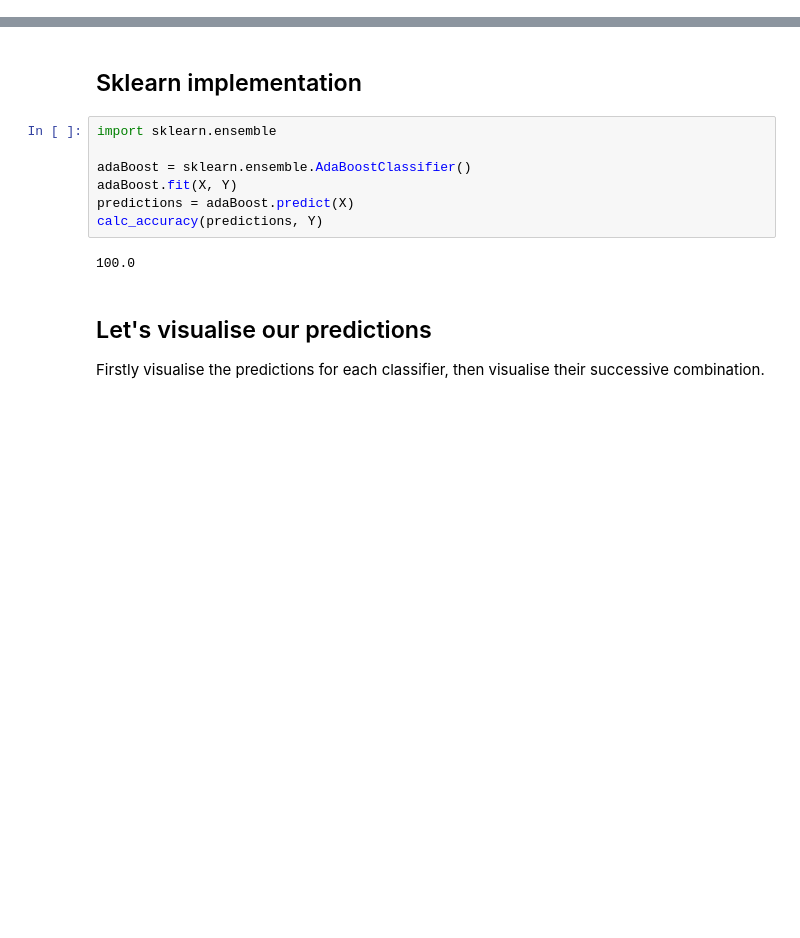
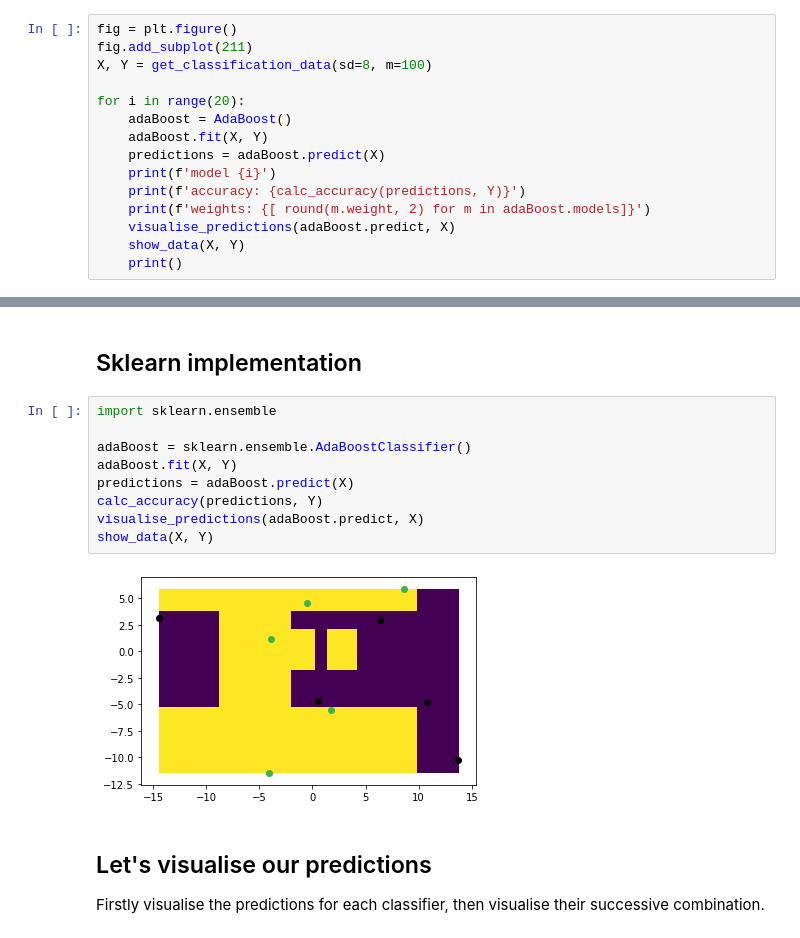
Before and after one commit to TataAndBigData/Practical-ML-DS, a Jupyter notebook: Chapter 1. Machine Learning Foundations/16. Boosting and Adaboost.ipynb, the cells around one changed output, grey strips where cells are left out. Drawn from its saved outputs; the diff is of its cells as text; blank space fills up the shorter version.

```diff
--- a/Chapter 1. Machine Learning Foundations/16. Boosting and Adaboost.ipynb
+++ b/Chapter 1. Machine Learning Foundations/16. Boosting and Adaboost.ipynb
@@ -155,0 +153,15 @@ trained model 19
+# %%
+fig = plt.figure()
+fig.add_subplot(211)
+X, Y = get_classification_data(sd=8, m=100)
+
+for i in range(20):
+    adaBoost = AdaBoost()
+    adaBoost.fit(X, Y)
+    predictions = adaBoost.predict(X)
+    print(f'model {i}')
+    print(f'accuracy: {calc_accuracy(predictions, Y)}')
+    print(f'weights: {[ round(m.weight, 2) for m in adaBoost.models]}')
+    visualise_predictions(adaBoost.predict, X)
+    show_data(X, Y)
+    print()
@@ -158,12 +196,14 @@ trained model 19
 # %%
 import sklearn.ensemble
 
 adaBoost = sklearn.ensemble.AdaBoostClassifier()
 adaBoost.fit(X, Y)
 predictions = adaBoost.predict(X)
 calc_accuracy(predictions, Y)
+visualise_predictions(adaBoost.predict, X)
+show_data(X, Y)
 # %% [output]
-100.0
+[figure, added]
 # %% [markdown]
 ## Let's visualise our predictions
 
```
Also changed, not shown: parts of 2 cells of this notebook, 2 other files.
